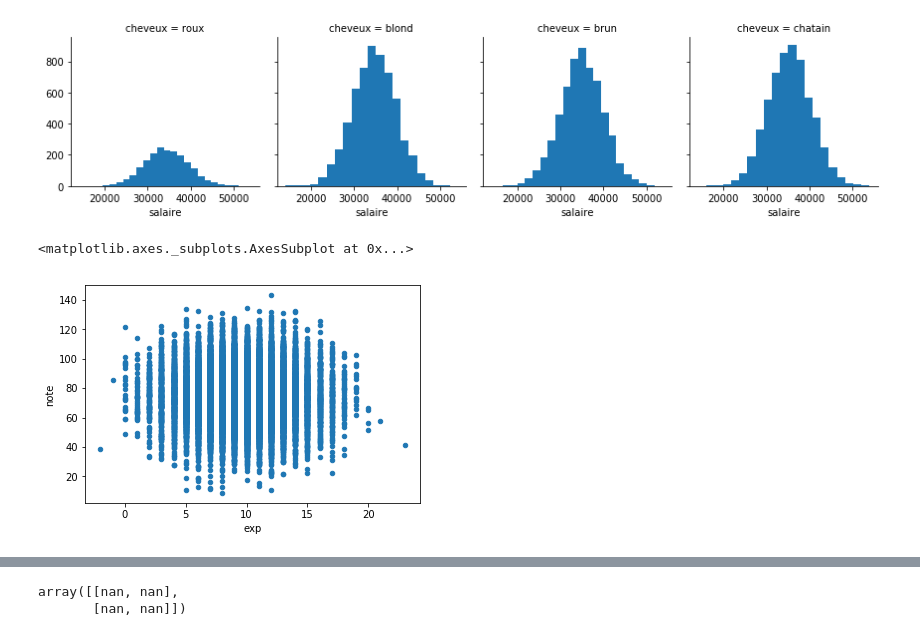
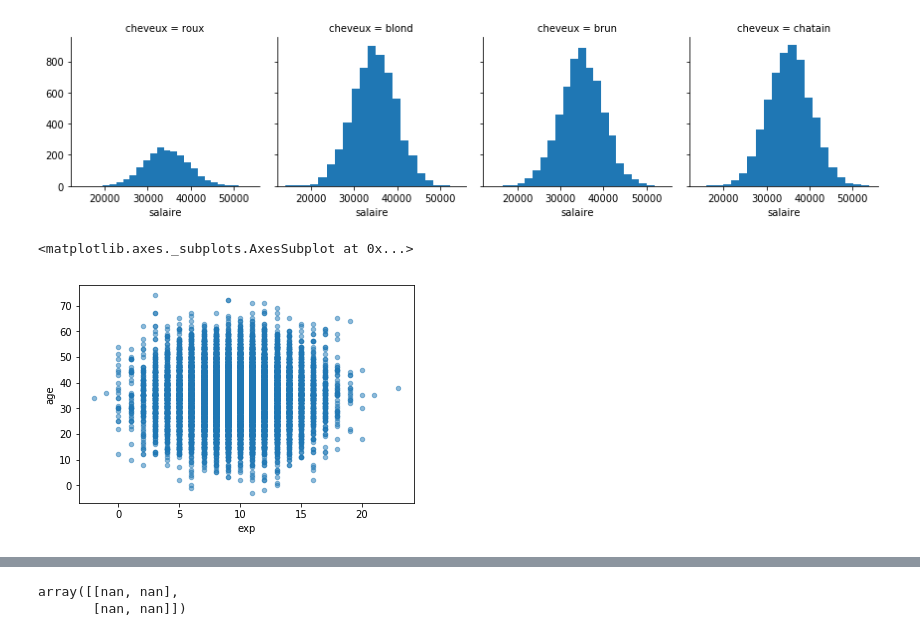
Before and after one commit to BrianLozach/Perso, a Jupyter notebook: DataScience/Quantmetry_Project/Notebook.ipynb, the cells around one changed output, grey strips where cells are left out. Cells and saved outputs as stored; diff of their text form; code cells hidden in the pictures.

```diff
--- a/DataScience/Quantmetry_Project/Notebook.ipynb
+++ b/DataScience/Quantmetry_Project/Notebook.ipynb
@@ -157,7 +157,7 @@ g.map(plt.hist, 'salaire', bins=20)
 <seaborn.axisgrid.FacetGrid at 0x...>
 [figure]
 # %%
-data.plot.scatter(x='exp',y='note')
+data.plot.scatter(x='exp',y='age',alpha=.5)
 # %% [output]
 <matplotlib.axes._subplots.AxesSubplot at 0x...>
-[figure, old version]
+[figure, new version]
```
Also changed, not shown: parts of 1 cell of this notebook, 1 other file.
